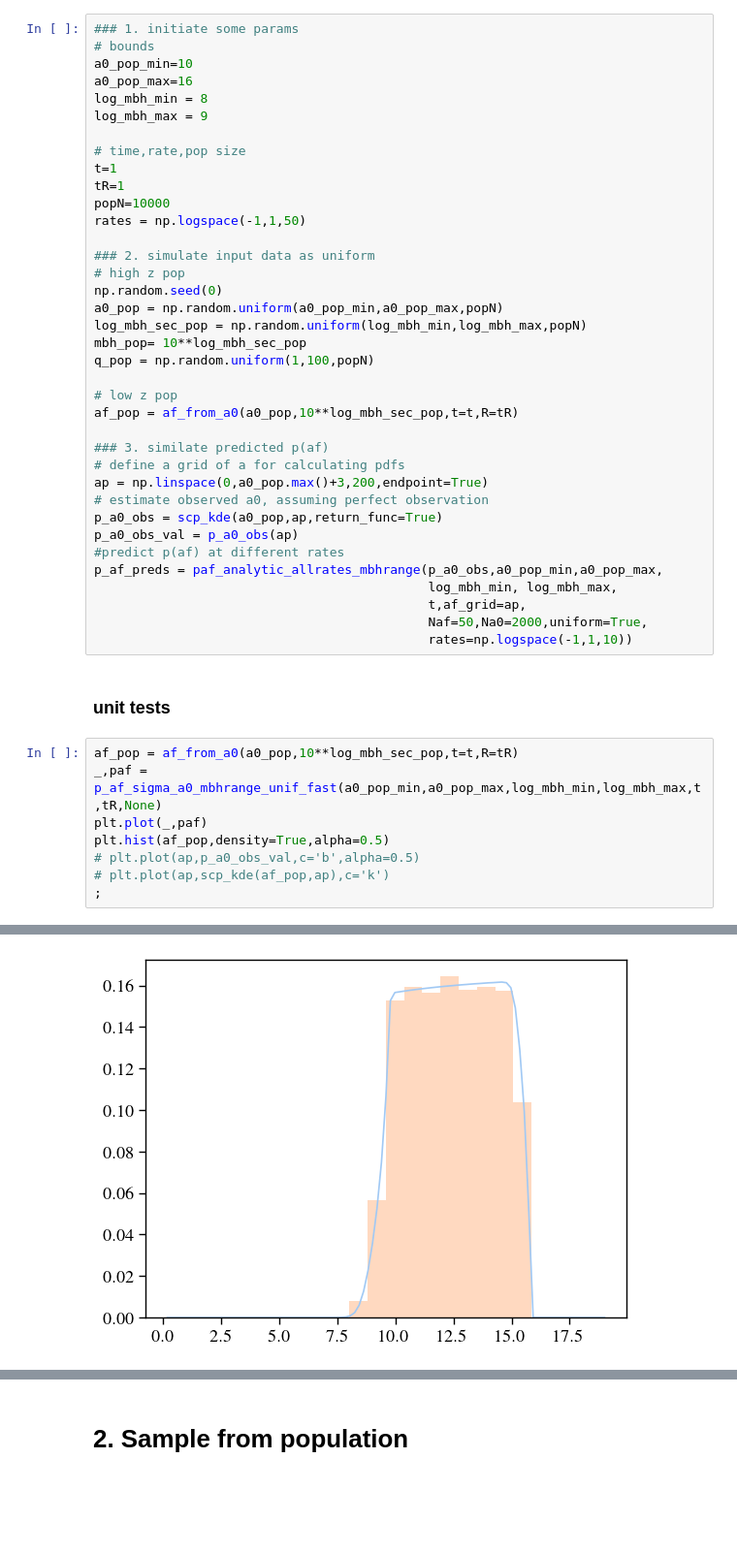
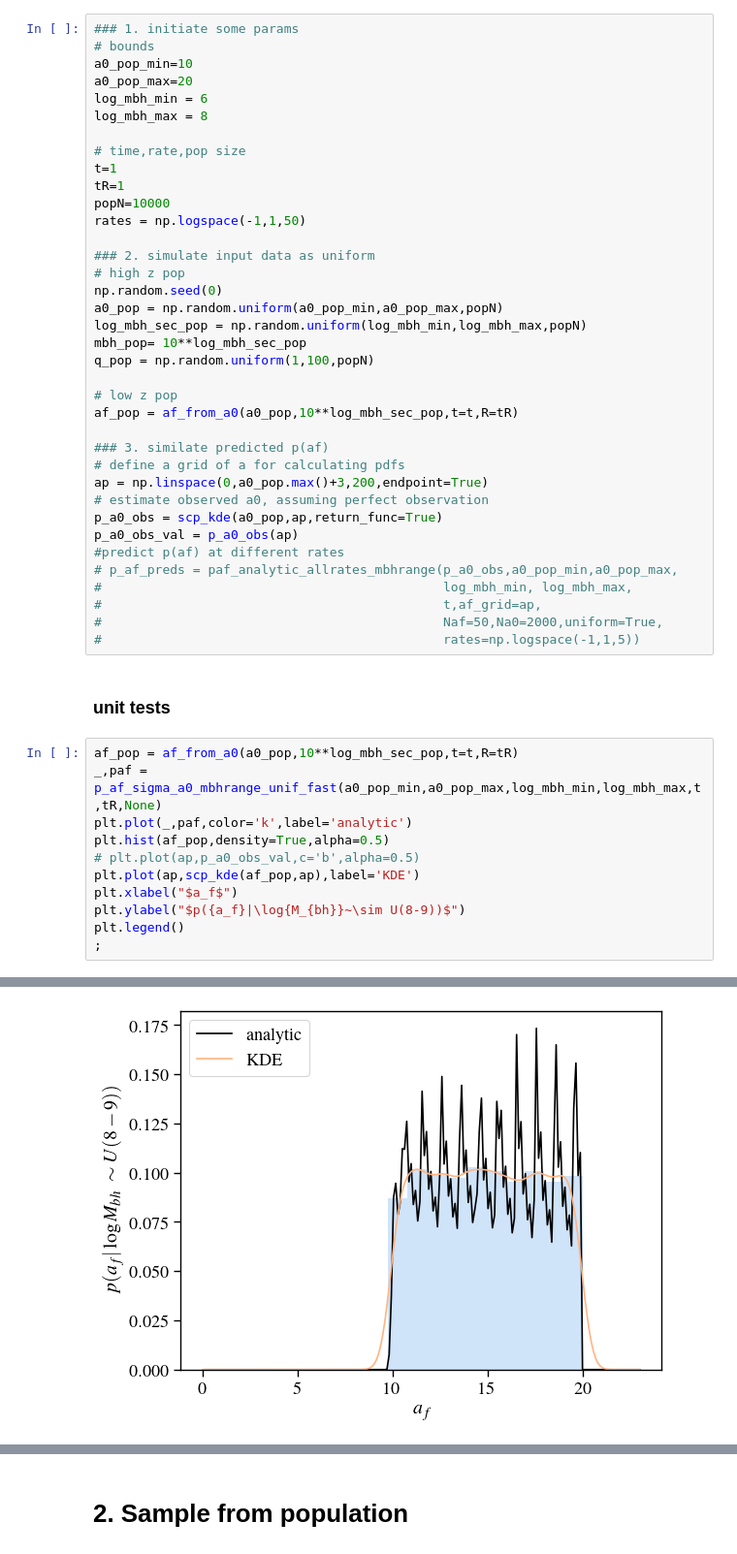
Before and after one commit to insepien/dftime, a Jupyter notebook: notebook/build.ipynb, the cells around one changed output, grey strips where cells are left out. Shown at 97% size. Drawn from its saved outputs; the diff is of its cells as text; blank space fills up the shorter version.

```diff
--- a/notebook/build.ipynb
+++ b/notebook/build.ipynb
@@ -24,9 +24,9 @@ sns.set_palette("pastel")
 ### 1. initiate some params
 # bounds
 a0_pop_min=10
-a0_pop_max=16
-log_mbh_min = 8
-log_mbh_max = 9
+a0_pop_max=20
+log_mbh_min = 6
+log_mbh_max = 8
 
 # time,rate,pop size
 t=1
@@ -52,19 +52,22 @@ ap = np.linspace(0,a0_pop.max()+3,200,endpoint=True)
 p_a0_obs = scp_kde(a0_pop,ap,return_func=True)
 p_a0_obs_val = p_a0_obs(ap)
 #predict p(af) at different rates
-p_af_preds = paf_analytic_allrates_mbhrange(p_a0_obs,a0_pop_min,a0_pop_max,
-                                            log_mbh_min, log_mbh_max,
-                                            t,af_grid=ap,
-                                            Naf=50,Na0=2000,uniform=True,
-                                            rates=np.logspace(-1,1,10))
+# p_af_preds = paf_analytic_allrates_mbhrange(p_a0_obs,a0_pop_min,a0_pop_max,
+#                                             log_mbh_min, log_mbh_max,
+#                                             t,af_grid=ap,
+#                                             Naf=50,Na0=2000,uniform=True,
+#                                             rates=np.logspace(-1,1,5))
 # %% [markdown]
 ### unit tests
 # %%
 af_pop = af_from_a0(a0_pop,10**log_mbh_sec_pop,t=t,R=tR)
 _,paf = p_af_sigma_a0_mbhrange_unif_fast(a0_pop_min,a0_pop_max,log_mbh_min,log_mbh_max,t,tR,None)
-plt.plot(_,paf)
+plt.plot(_,paf,color='k',label='analytic')
 plt.hist(af_pop,density=True,alpha=0.5)
 # plt.plot(ap,p_a0_obs_val,c='b',alpha=0.5)
-# plt.plot(ap,scp_kde(af_pop,ap),c='k')
+plt.plot(ap,scp_kde(af_pop,ap),label='KDE')
+plt.xlabel("$a_f$")
+plt.ylabel("$p({a_f}|\log{M_{bh}}~\sim U(8-9))$")
+plt.legend()
 ;
 # %% [output]
@@ -72,5 +75,5 @@ plt.hist(af_pop,density=True,alpha=0.5)
 ''
-[figure, old version]
+[figure, new version]
 # %%
 norm = mcolors.LogNorm(vmin=rates.min(), vmax=rates.max())
 cmap = mycmap()
```
Also changed, not shown: parts of 25 cells of this notebook, 3 other files.
